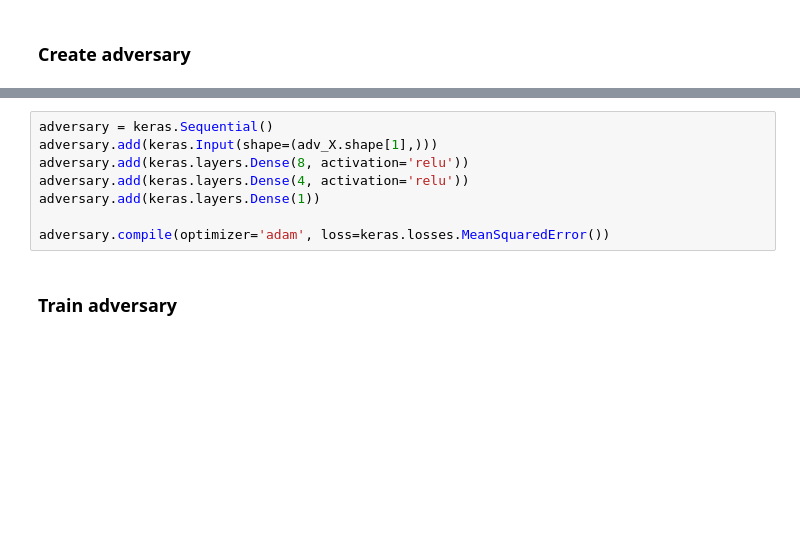
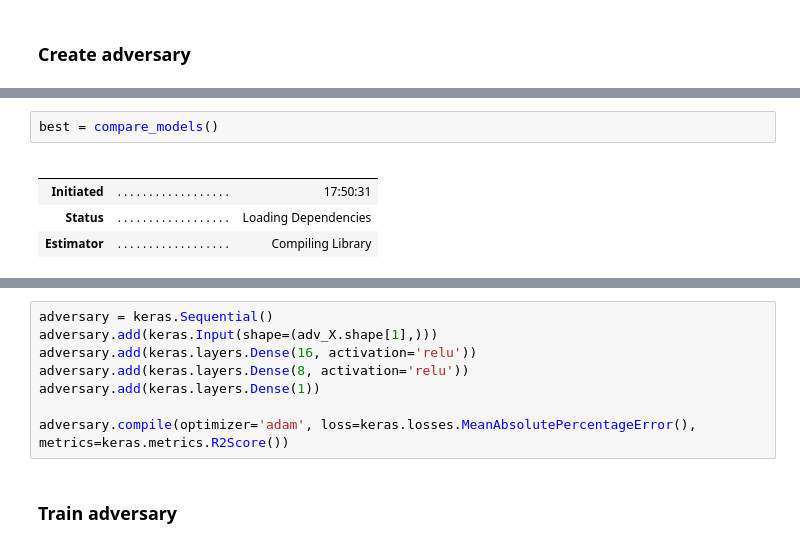
Before and after one commit to joshua-stock/adversarial-bb-training, a Jupyter notebook: pia.ipynb, the cells around one changed output, grey strips where cells are left out. Drawn from its saved outputs; the diff is of its cells as text; blank space fills up the shorter version.

```diff
--- a/pia.ipynb
+++ b/pia.ipynb
@@ -116,0 +151,8 @@ adv_X.shape
+# %%
+best = compare_models()
+# %% [output]
+|  |  |  |
+|  |  |  |
+| Initiated | . . . . . . . . . . . . . . . . . . | 17:50:31 |
+| Status | . . . . . . . . . . . . . . . . . . | Loading Dependencies |
+| Estimator | . . . . . . . . . . . . . . . . . . | Compiling Library |
@@ -117,11 +160,11 @@ adv_X.shape
 # %%
 adversary = keras.Sequential()
 adversary.add(keras.Input(shape=(adv_X.shape[1],)))
+adversary.add(keras.layers.Dense(16, activation='relu'))
 adversary.add(keras.layers.Dense(8, activation='relu'))
-adversary.add(keras.layers.Dense(4, activation='relu'))
 adversary.add(keras.layers.Dense(1))
 
-adversary.compile(optimizer='adam', loss=keras.losses.MeanSquaredError())
+adversary.compile(optimizer='adam', loss=keras.losses.MeanAbsolutePercentageError(), metrics=keras.metrics.R2Score())
 # %% [markdown]
 ### Train adversary
 # %%
```
Also changed, not shown: parts of 18 cells of this notebook.
